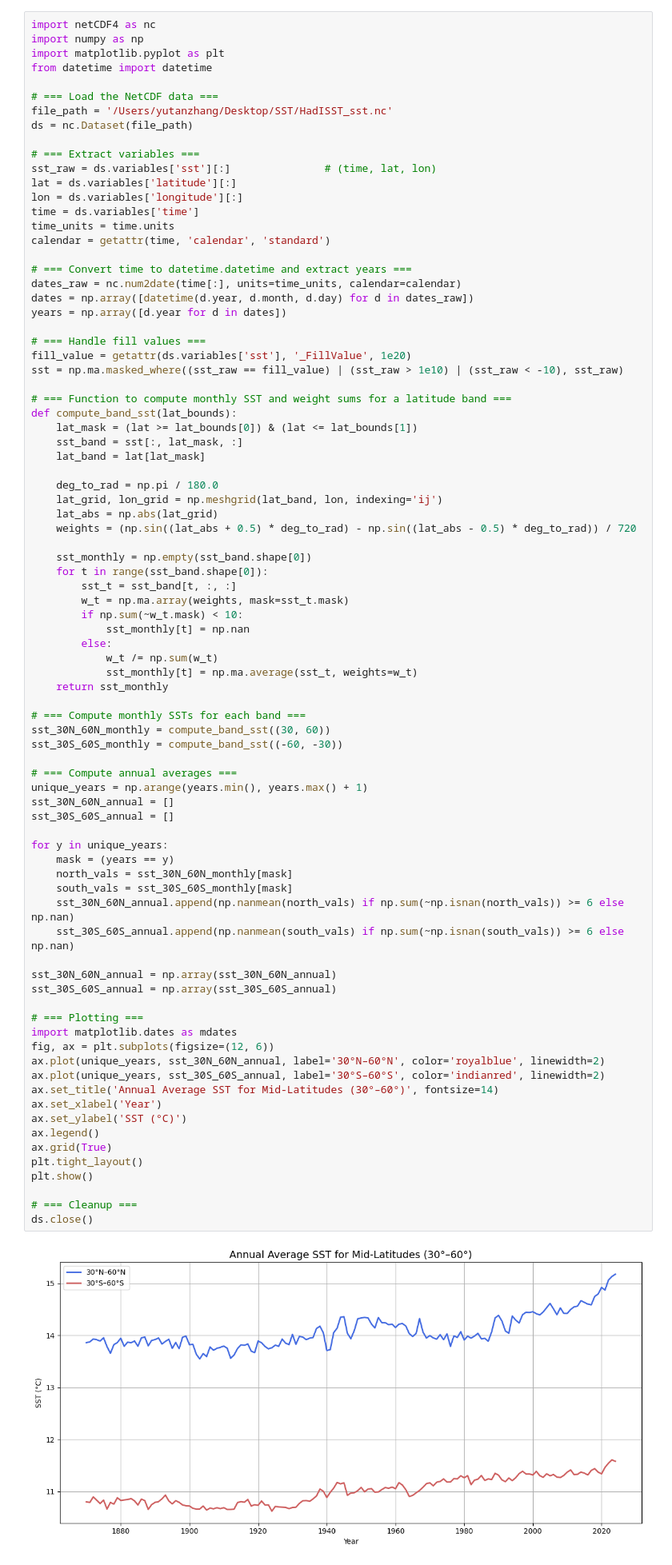
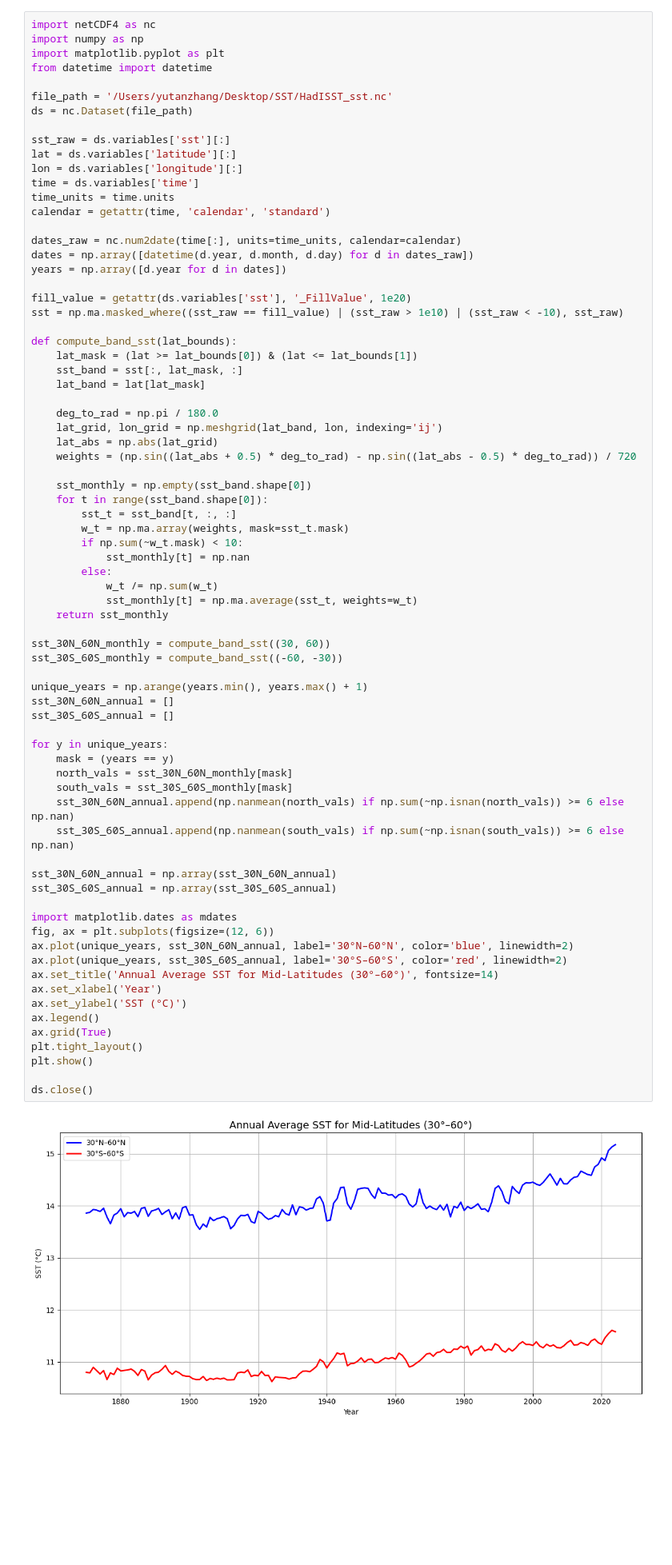
Before and after one commit to yz4919/sst-research, a Jupyter notebook: 30_60_sst.ipynb, the cells around one changed output. Shown at 80% size. Drawn from its saved outputs; the diff is of its cells as text; blank space fills up the shorter version.

```diff
--- a/30_60_sst.ipynb
+++ b/30_60_sst.ipynb
@@ -401,28 +401,23 @@ import numpy as np
 import matplotlib.pyplot as plt
 from datetime import datetime
 
-# === Load the NetCDF data ===
 file_path = '/Users/yutanzhang/Desktop/SST/HadISST_sst.nc'
 ds = nc.Dataset(file_path)
 
-# === Extract variables ===
-sst_raw = ds.variables['sst'][:]               # (time, lat, lon)
+sst_raw = ds.variables['sst'][:]
 lat = ds.variables['latitude'][:]
 lon = ds.variables['longitude'][:]
 time = ds.variables['time']
 time_units = time.units
 calendar = getattr(time, 'calendar', 'standard')
 
-# === Convert time to datetime.datetime and extract years ===
 dates_raw = nc.num2date(time[:], units=time_units, calendar=calendar)
 dates = np.array([datetime(d.year, d.month, d.day) for d in dates_raw])
 years = np.array([d.year for d in dates])
 
-# === Handle fill values ===
 fill_value = getattr(ds.variables['sst'], '_FillValue', 1e20)
 sst = np.ma.masked_where((sst_raw == fill_value) | (sst_raw > 1e10) | (sst_raw < -10), sst_raw)
 
-# === Function to compute monthly SST and weight sums for a latitude band ===
 def compute_band_sst(lat_bounds):
     lat_mask = (lat >= lat_bounds[0]) & (lat <= lat_bounds[1])
     sst_band = sst[:, lat_mask, :]
@@ -444,39 +439,35 @@ def compute_band_sst(lat_bounds):
             sst_monthly[t] = np.ma.average(sst_t, weights=w_t)
     return sst_monthly
 
-# === Compute monthly SSTs for each band ===
 sst_30N_60N_monthly = compute_band_sst((30, 60))
 sst_30S_60S_monthly = compute_band_sst((-60, -30))
 
-# === Compute annual averages ===
 unique_years = np.arange(years.min(), years.max() + 1)
 sst_30N_60N_annual = []
 sst_30S_60S_annual = []
 
 for y in unique_years:
     mask = (years == y)
     north_vals = sst_30N_60N_monthly[mask]
     south_vals = sst_30S_60S_monthly[mask]
     sst_30N_60N_annual.append(np.nanmean(north_vals) if np.sum(~np.isnan(north_vals)) >= 6 else np.nan)
     sst_30S_60S_annual.append(np.nanmean(south_vals) if np.sum(~np.isnan(south_vals)) >= 6 else np.nan)
 
 sst_30N_60N_annual = np.array(sst_30N_60N_annual)
 sst_30S_60S_annual = np.array(sst_30S_60S_annual)
 
-# === Plotting ===
 import matplotlib.dates as mdates
 fig, ax = plt.subplots(figsize=(12, 6))
-ax.plot(unique_years, sst_30N_60N_annual, label='30°N–60°N', color='royalblue', linewidth=2)
-ax.plot(unique_years, sst_30S_60S_annual, label='30°S–60°S', color='indianred', linewidth=2)
+ax.plot(unique_years, sst_30N_60N_annual, label='30°N–60°N', color='blue', linewidth=2)
+ax.plot(unique_years, sst_30S_60S_annual, label='30°S–60°S', color='red', linewidth=2)
 ax.set_title('Annual Average SST for Mid-Latitudes (30°–60°)', fontsize=14)
 ax.set_xlabel('Year')
 ax.set_ylabel('SST (°C)')
 ax.legend()
 ax.grid(True)
 plt.tight_layout()
 plt.show()
 
-# === Cleanup ===
 ds.close()
 # %% [output]
-[figure, old version]
+[figure, new version]
```
